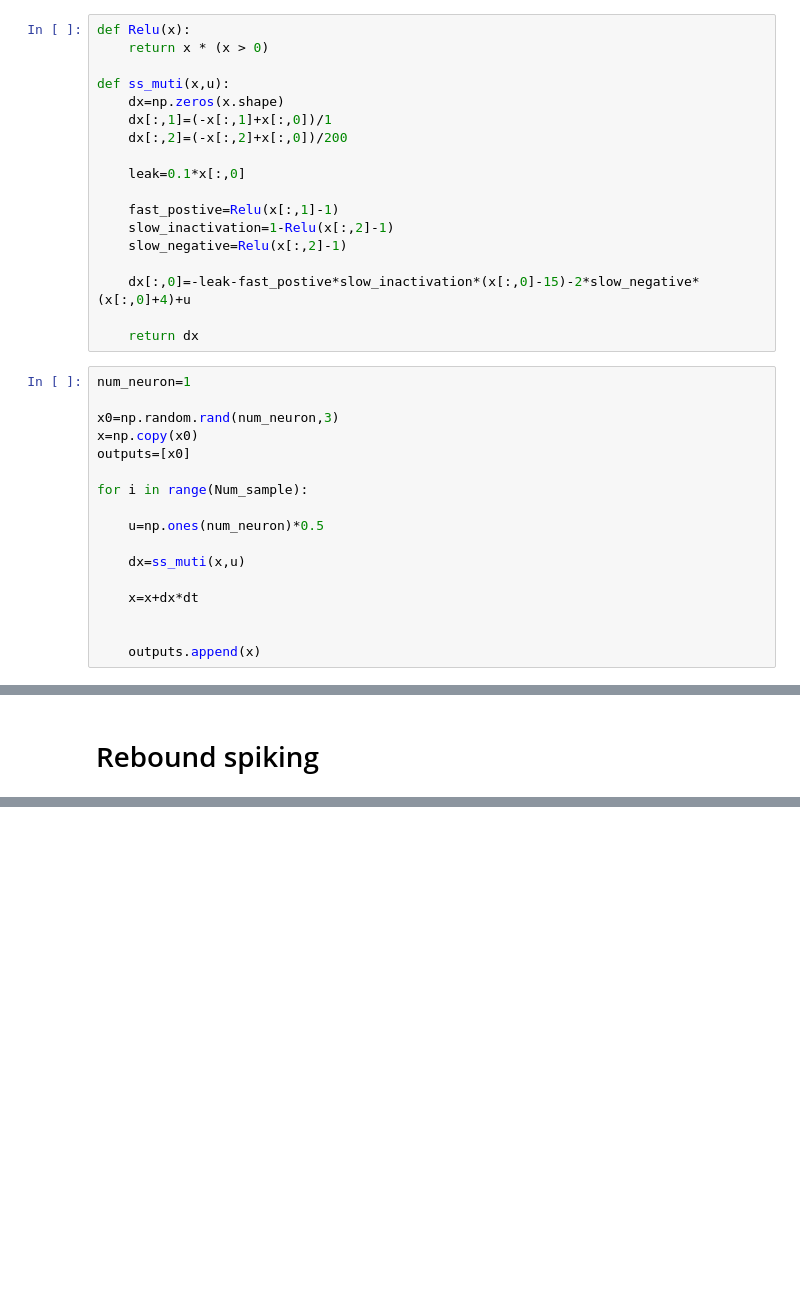
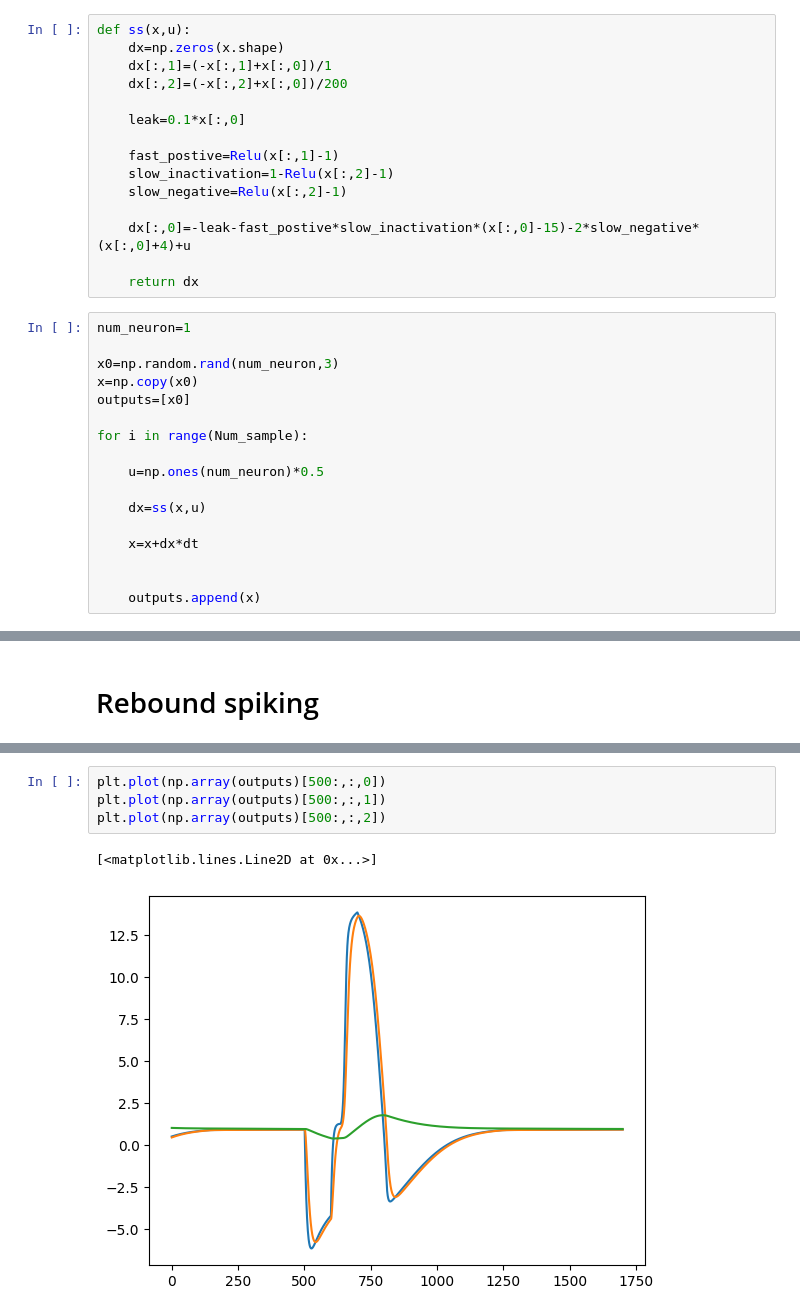
Before and after one commit to Huoyongtony/memristive-neurons, a Jupyter notebook: minimum_neuron.ipynb, the cells around one changed output, grey strips where cells are left out. Drawn from its saved outputs; the diff is of its cells as text; blank space fills up the shorter version.

```diff
--- a/minimum_neuron.ipynb
+++ b/minimum_neuron.ipynb
@@ -104,10 +104,7 @@ Hypothesis
 *   $v_m$ need to be lager or equal to $v_h$ and $v_n$ (not sure the effect of making v_m larger, but if they are equal it always works)
 *   range of current that the neuron spike is determine by the distance between $g_1$ and $g_2$ (larger distance -> larger range)
 # %%
-def Relu(x):
-    return x * (x > 0)
-
-def ss_muti(x,u):
+def ss(x,u):
     dx=np.zeros(x.shape)
     dx[:,1]=(-x[:,1]+x[:,0])/1
     dx[:,2]=(-x[:,2]+x[:,0])/200
@@ -132,7 +129,7 @@ for i in range(Num_sample):
 
     u=np.ones(num_neuron)*0.5
 
-    dx=ss_muti(x,u)
+    dx=ss(x,u)
 
     x=x+dx*dt
 
@@ -186,3 +181,10 @@ for i in range(Num_sample):
 
 
     outputs.append(x)
+# %%
+plt.plot(np.array(outputs)[500:,:,0])
+plt.plot(np.array(outputs)[500:,:,1])
+plt.plot(np.array(outputs)[500:,:,2])
+# %% [output]
+[<matplotlib.lines.Line2D at 0x...>]
+[figure, added]
```
Also changed, not shown: parts of 15 cells of this notebook.
